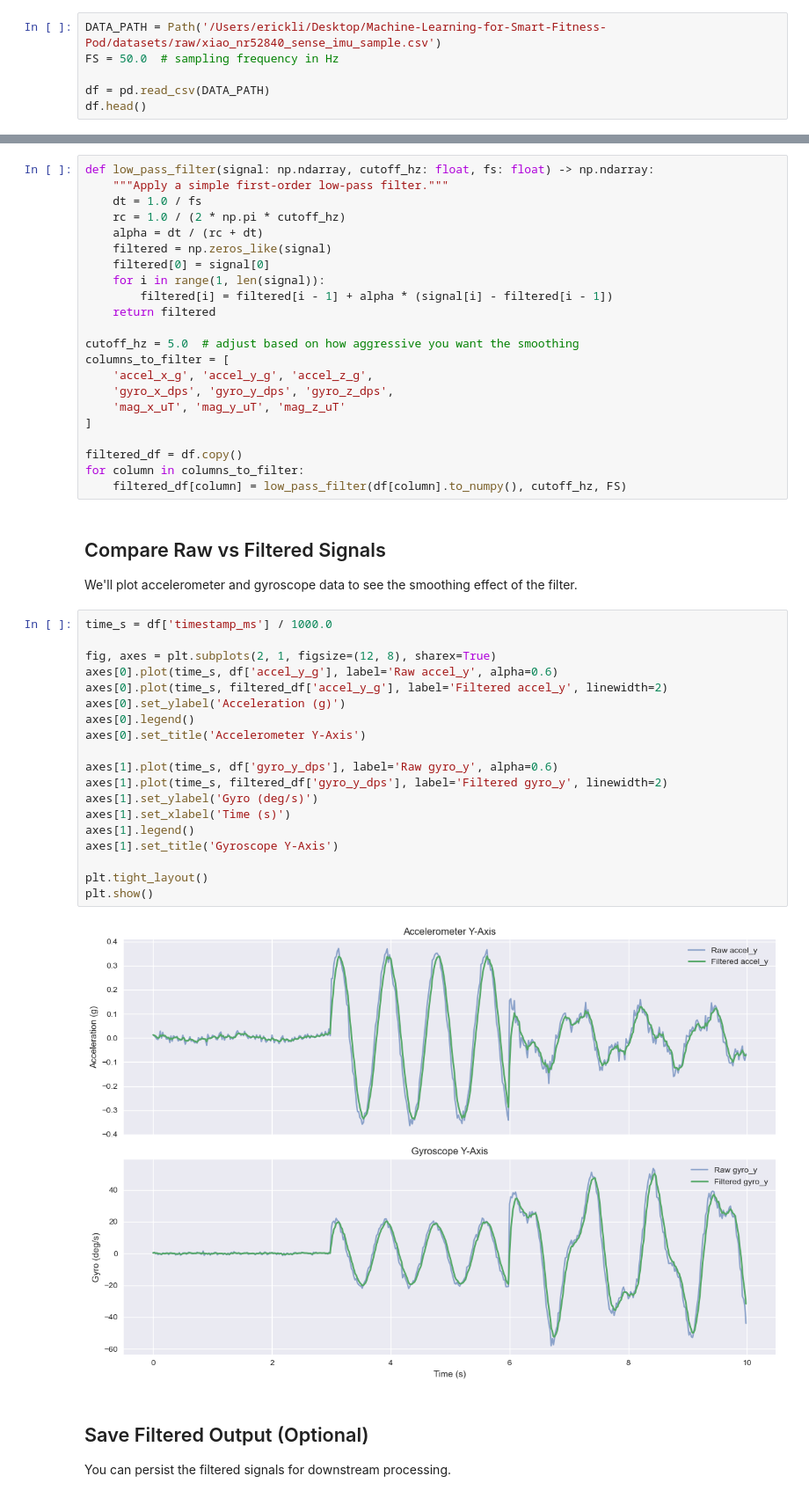
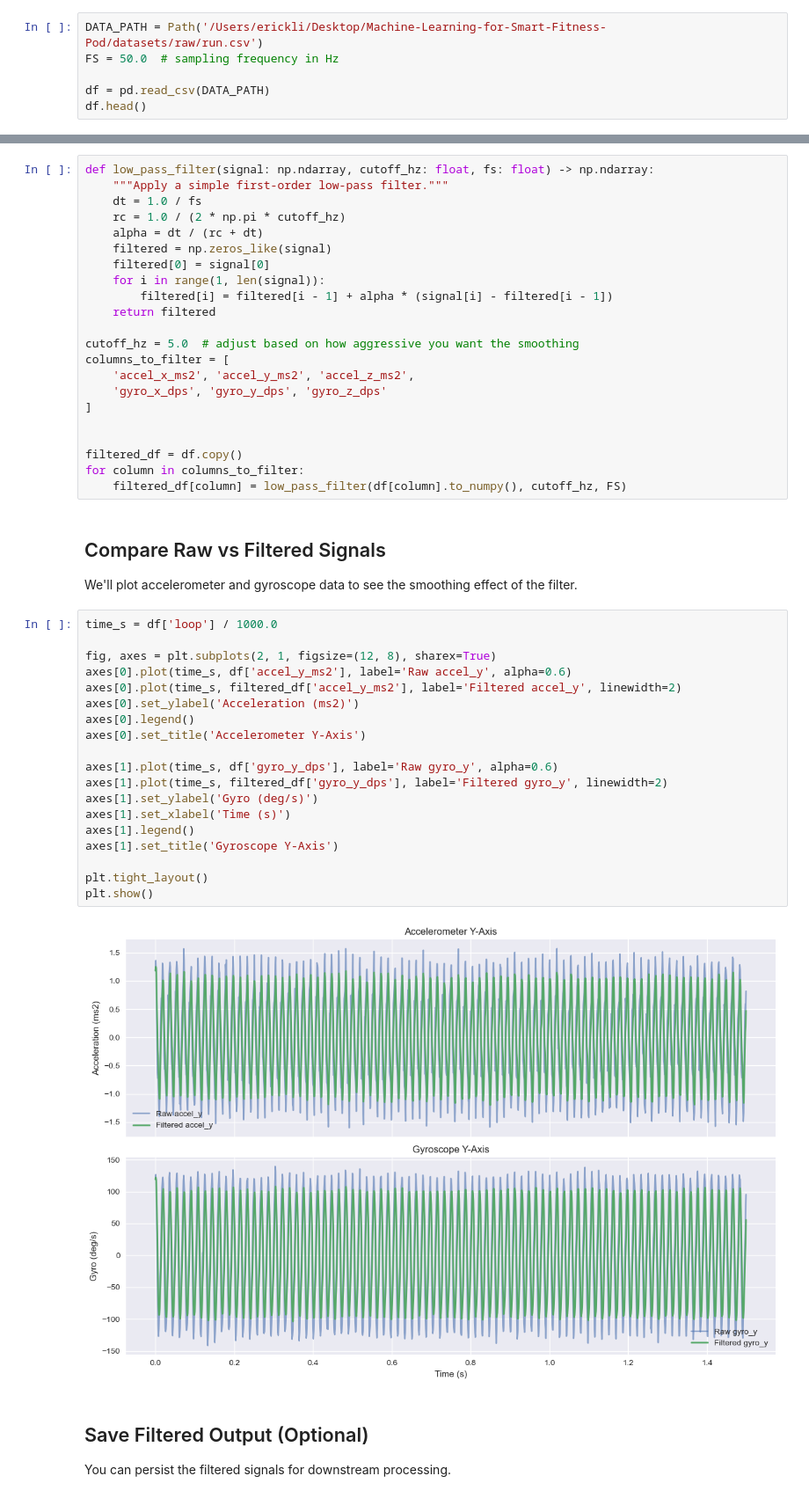
Before and after one commit to IceErick/Machine-Learning-for-Smart-Fitness-Pod, a Jupyter notebook: notebooks/LowPassFilter.ipynb, the cells around one changed output, grey strips where cells are left out. Shown: that part at 88% size. Saved outputs shown, nothing was run; the diff lists cells and outputs as text.

Commit message:
Updata training data format after getting know the output from IMU.

```diff
--- a/notebooks/LowPassFilter.ipynb
+++ b/notebooks/LowPassFilter.ipynb
@@ -15,7 +15,7 @@ plt.style.use('seaborn-v0_8')
 ## Load the IMU Sample
 The CSV stores 10 seconds of data sampled at 50 Hz.
 # %%
-DATA_PATH = Path('/Users/erickli/Desktop/Machine-Learning-for-Smart-Fitness-Pod/datasets/raw/xiao_nr52840_sense_imu_sample.csv')
+DATA_PATH = Path('/Users/erickli/Desktop/Machine-Learning-for-Smart-Fitness-Pod/datasets/raw/run.csv')
 FS = 50.0  # sampling frequency in Hz
 
 df = pd.read_csv(DATA_PATH)
@@ -44,10 +44,10 @@ def low_pass_filter(signal: np.ndarray, cutoff_hz: float, fs: float) -> np.ndarr
 
 cutoff_hz = 5.0  # adjust based on how aggressive you want the smoothing
 columns_to_filter = [
-    'accel_x_g', 'accel_y_g', 'accel_z_g',
-    'gyro_x_dps', 'gyro_y_dps', 'gyro_z_dps',
-    'mag_x_uT', 'mag_y_uT', 'mag_z_uT'
+    'accel_x_ms2', 'accel_y_ms2', 'accel_z_ms2',
+    'gyro_x_dps', 'gyro_y_dps', 'gyro_z_dps'
 ]
+
 
 filtered_df = df.copy()
 for column in columns_to_filter:
@@ -56,26 +56,26 @@ for column in columns_to_filter:
 ## Compare Raw vs Filtered Signals
 We'll plot accelerometer and gyroscope data to see the smoothing effect of the filter.
 # %%
-time_s = df['timestamp_ms'] / 1000.0
+time_s = df['loop'] / 1000.0
 
 fig, axes = plt.subplots(2, 1, figsize=(12, 8), sharex=True)
-axes[0].plot(time_s, df['accel_y_g'], label='Raw accel_y', alpha=0.6)
-axes[0].plot(time_s, filtered_df['accel_y_g'], label='Filtered accel_y', linewidth=2)
-axes[0].set_ylabel('Acceleration (g)')
+axes[0].plot(time_s, df['accel_y_ms2'], label='Raw accel_y', alpha=0.6)
+axes[0].plot(time_s, filtered_df['accel_y_ms2'], label='Filtered accel_y', linewidth=2)
+axes[0].set_ylabel('Acceleration (ms2)')
 axes[0].legend()
 axes[0].set_title('Accelerometer Y-Axis')
 
 axes[1].plot(time_s, df['gyro_y_dps'], label='Raw gyro_y', alpha=0.6)
 axes[1].plot(time_s, filtered_df['gyro_y_dps'], label='Filtered gyro_y', linewidth=2)
 axes[1].set_ylabel('Gyro (deg/s)')
 axes[1].set_xlabel('Time (s)')
 axes[1].legend()
 axes[1].set_title('Gyroscope Y-Axis')
 
 plt.tight_layout()
 plt.show()
 # %% [output]
-[figure, old version]
+[figure, new version]
 # %% [markdown]
 ## Save Filtered Output (Optional)
 You can persist the filtered signals for downstream processing.
```
Also changed, not shown: parts of 2 cells of this notebook, 3 other files.
